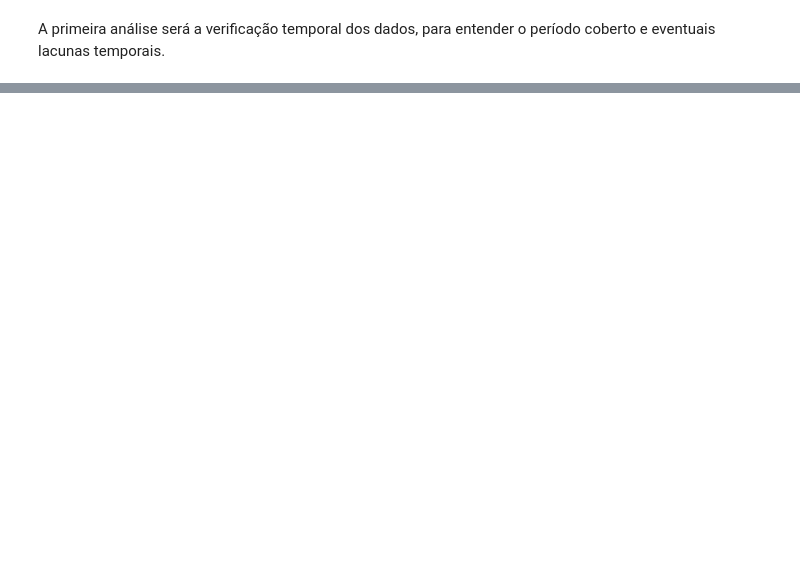
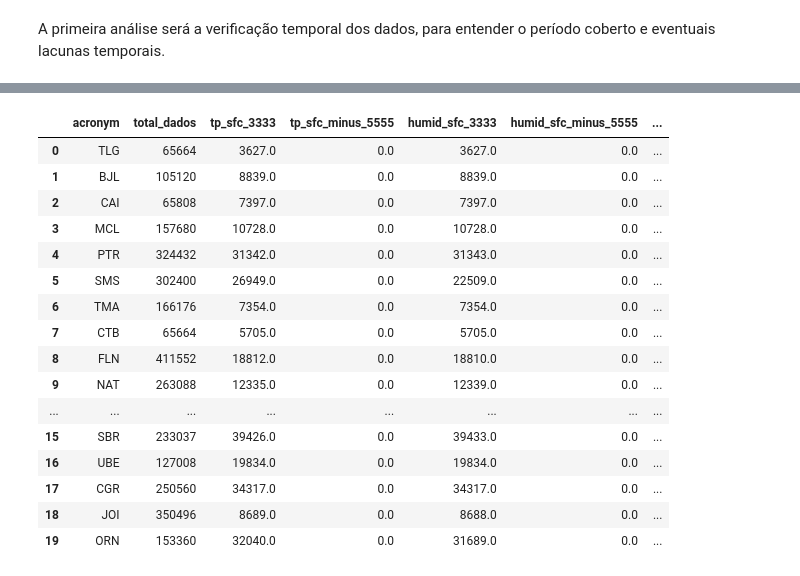
Before and after one commit to labren/sonda-curadoria, a Jupyter notebook: analise_exploratoria.ipynb, the cells around one changed output, grey strips where cells are left out. Cells and saved outputs as stored; diff of their text form; code cells hidden in the pictures; blank space fills up the shorter version.

```diff
--- a/analise_exploratoria.ipynb
+++ b/analise_exploratoria.ipynb
@@ -114,5 +119,9 @@ def criar_base(con, dados, base, arquivo):
 # Apontar o caminho das bases de dados
 ARQV_METEOROLOGICO = '../sonda/dados_meteorologicos.parquet'
 ARQV_SOLARIMETRICA = '../sonda/dados_solarimetricos.parquet'
+
+# Nome das tabelas
+BASE_METEOROLOGICO = 'base_meteorologica'
+BASE_SOLARIMETRICA = 'base_solarimetrica'
 # %%
 # Criar a base de dados meteorológicos
@@ -322,10 +243,10 @@ con.execute(f"SELECT * FROM {tabela_solarimetrica} LIMIT 5").fetch_df()
 # %%
 # Pega apenas colunas de dados meteorológicos
-colunas_meteoro = con.execute(f"SELECT * FROM {tabela_meteorologica} LIMIT 1").description
+colunas_meteoro = con.execute(f"SELECT * FROM {BASE_METEOROLOGICO} LIMIT 1").description
 colunas_meteoro = [c[0] for c in colunas_meteoro[5:]]
 print(f"Colunas de dados meteorológicos: {colunas_meteoro}")
 
 # Pega apenas colunas de dados solarimétricos
-colunas_solar = con.execute(f"SELECT * FROM {tabela_solarimetrica} LIMIT 1").description
+colunas_solar = con.execute(f"SELECT * FROM {BASE_SOLARIMETRICA} LIMIT 1").description
 colunas_solar = [c[0] for c in colunas_solar[5:]]
 print(f"Colunas de dados solarimétricos: {colunas_solar}")
@@ -347,5 +285,5 @@ verifica_temporal(con, tabela_meteorologica)
 # %%
-def verificar_dados_invalidos(con, base, colunas):
+def verificar_dados_invalidos(base, colunas):
     query = f"""
     SELECT acronym, COUNT(*) AS total_dados,
     """
@@ -366,5 +304,23 @@ def verificar_dados_invalidos(con, base, colunas):
     df = con.execute(query).fetch_df()
     return df
 # %%
-verificar_dados_invalidos(con, tabela_meteorologica, colunas_meteoro)
+verificar_dados_invalidos(BASE_METEOROLOGICO, colunas_meteoro)
+# %% [output]
+|  | acronym | total_dados | tp_sfc_3333 | tp_sfc_minus_5555 | humid_sfc_3333 | humid_sfc_minus_5555 | ... |
+| 0 | TLG | 65664 | 3627.0 | 0.0 | 3627.0 | 0.0 | ... |
+| 1 | BJL | 105120 | 8839.0 | 0.0 | 8839.0 | 0.0 | ... |
+| 2 | CAI | 65808 | 7397.0 | 0.0 | 7397.0 | 0.0 | ... |
+| 3 | MCL | 157680 | 10728.0 | 0.0 | 10728.0 | 0.0 | ... |
+| 4 | PTR | 324432 | 31342.0 | 0.0 | 31343.0 | 0.0 | ... |
+| 5 | SMS | 302400 | 26949.0 | 0.0 | 22509.0 | 0.0 | ... |
+| 6 | TMA | 166176 | 7354.0 | 0.0 | 7354.0 | 0.0 | ... |
+| 7 | CTB | 65664 | 5705.0 | 0.0 | 5705.0 | 0.0 | ... |
+| 8 | FLN | 411552 | 18812.0 | 0.0 | 18810.0 | 0.0 | ... |
+| 9 | NAT | 263088 | 12335.0 | 0.0 | 12339.0 | 0.0 | ... |
+| ... | ... | ... | ... | ... | ... | ... | ... |
+| 15 | SBR | 233037 | 39426.0 | 0.0 | 39433.0 | 0.0 | ... |
+| 16 | UBE | 127008 | 19834.0 | 0.0 | 19834.0 | 0.0 | ... |
+| 17 | CGR | 250560 | 34317.0 | 0.0 | 34317.0 | 0.0 | ... |
+| 18 | JOI | 350496 | 8689.0 | 0.0 | 8688.0 | 0.0 | ... |
+| 19 | ORN | 153360 | 32040.0 | 0.0 | 31689.0 | 0.0 | ... |
 # %%
```
Also changed, not shown: parts of 25 cells of this notebook.
